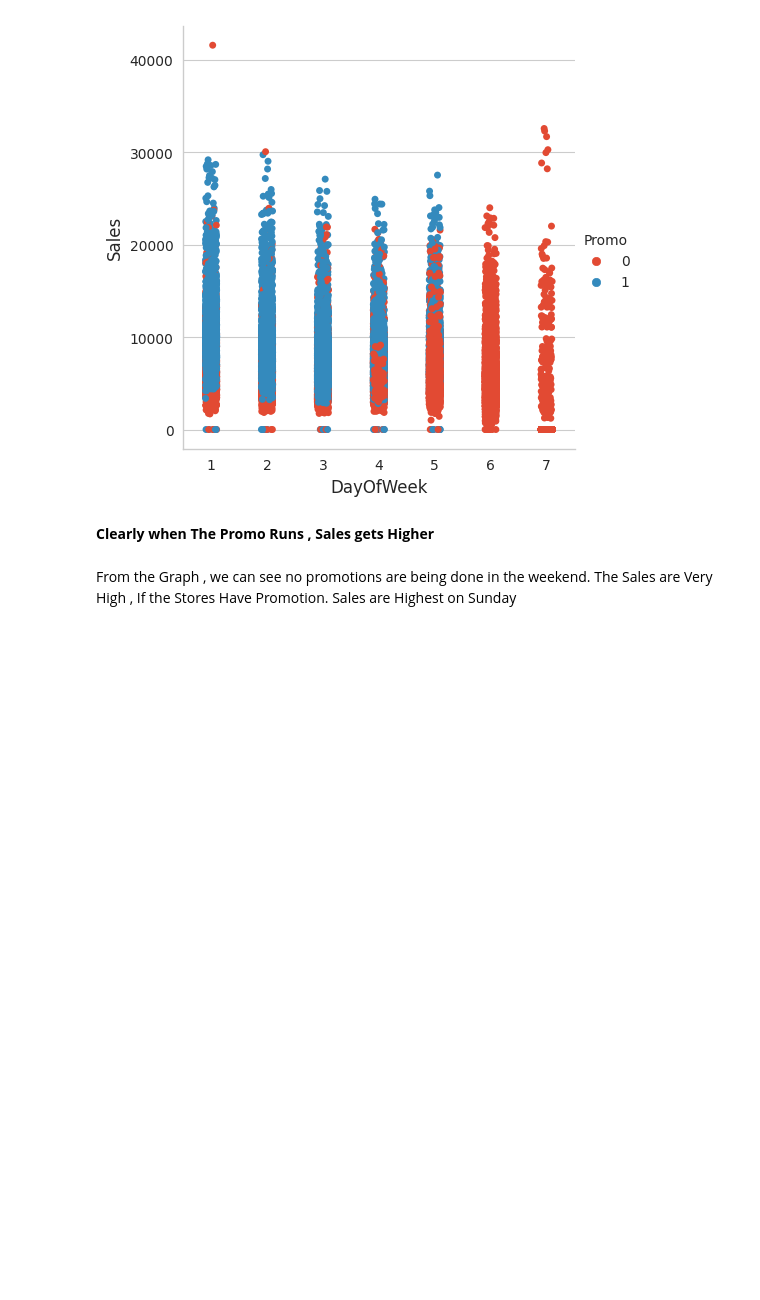
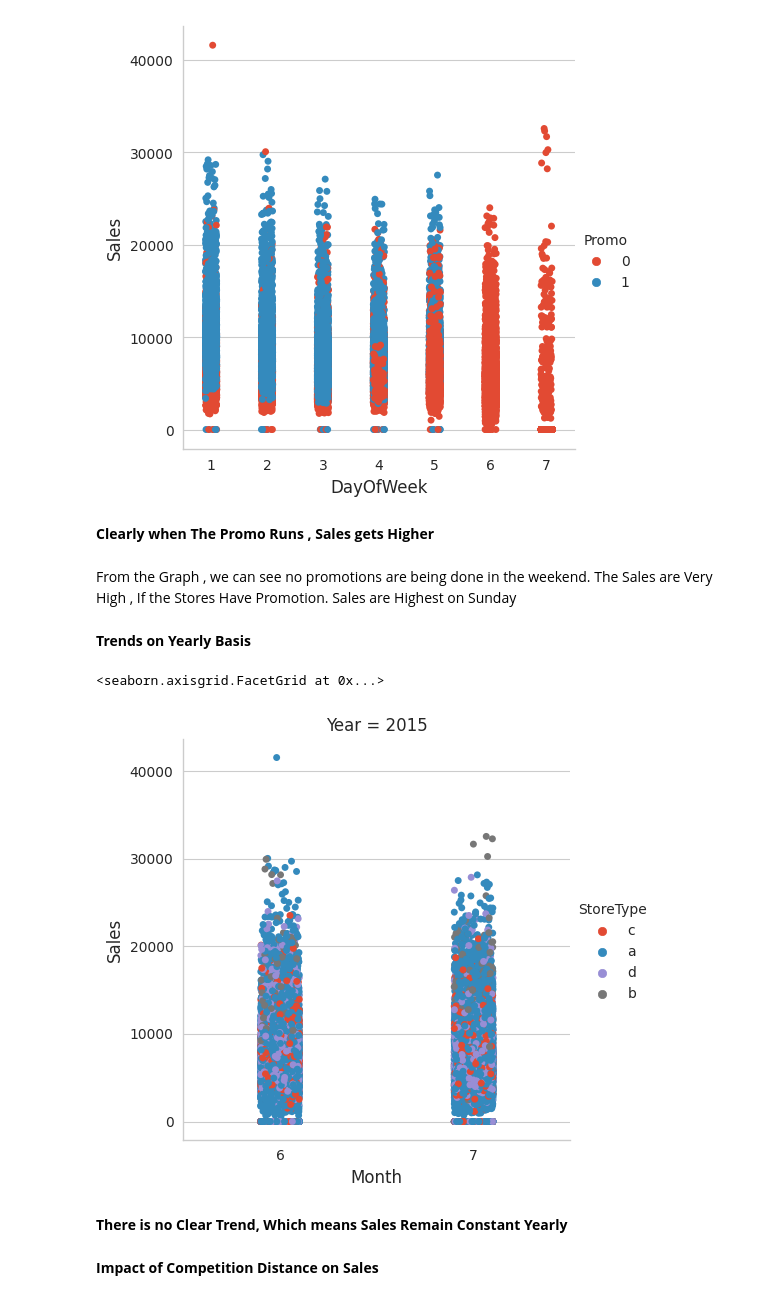
Before and after one commit to himanshu302002/ML-Regression-, a Jupyter notebook: (Capstone_Project)ML_Regression_on_Retail_Sales_Prediction.ipynb, the cells around one changed output. Saved outputs shown, nothing was run; the diff lists cells and outputs as text; code cells hidden in the pictures; blank space fills up the shorter version.

```diff
--- a/(Capstone_Project)ML_Regression_on_Retail_Sales_Prediction.ipynb
+++ b/(Capstone_Project)ML_Regression_on_Retail_Sales_Prediction.ipynb
@@ -540,3 +540,14 @@ sns.catplot(data = df, x = "DayOfWeek", y = "Sales", hue = "Promo")
 From the Graph , we can see no promotions are being done in the weekend.
 The Sales are Very High , If the Stores Have Promotion.
 Sales are Highest on Sunday
+# %% [markdown]
+**Trends on Yearly Basis**
+# %%
+sns.catplot(data = df, x = "Month", y = "Sales", col = "Year", hue = "StoreType")
+# %% [output]
+<seaborn.axisgrid.FacetGrid at 0x...>
+[figure, added]
+# %% [markdown]
+**There is no Clear Trend, Which means Sales Remain Constant Yearly**
+# %% [markdown]
+**Impact of Competition Distance on Sales**
```
Also changed, not shown: parts of 13 cells of this notebook.
